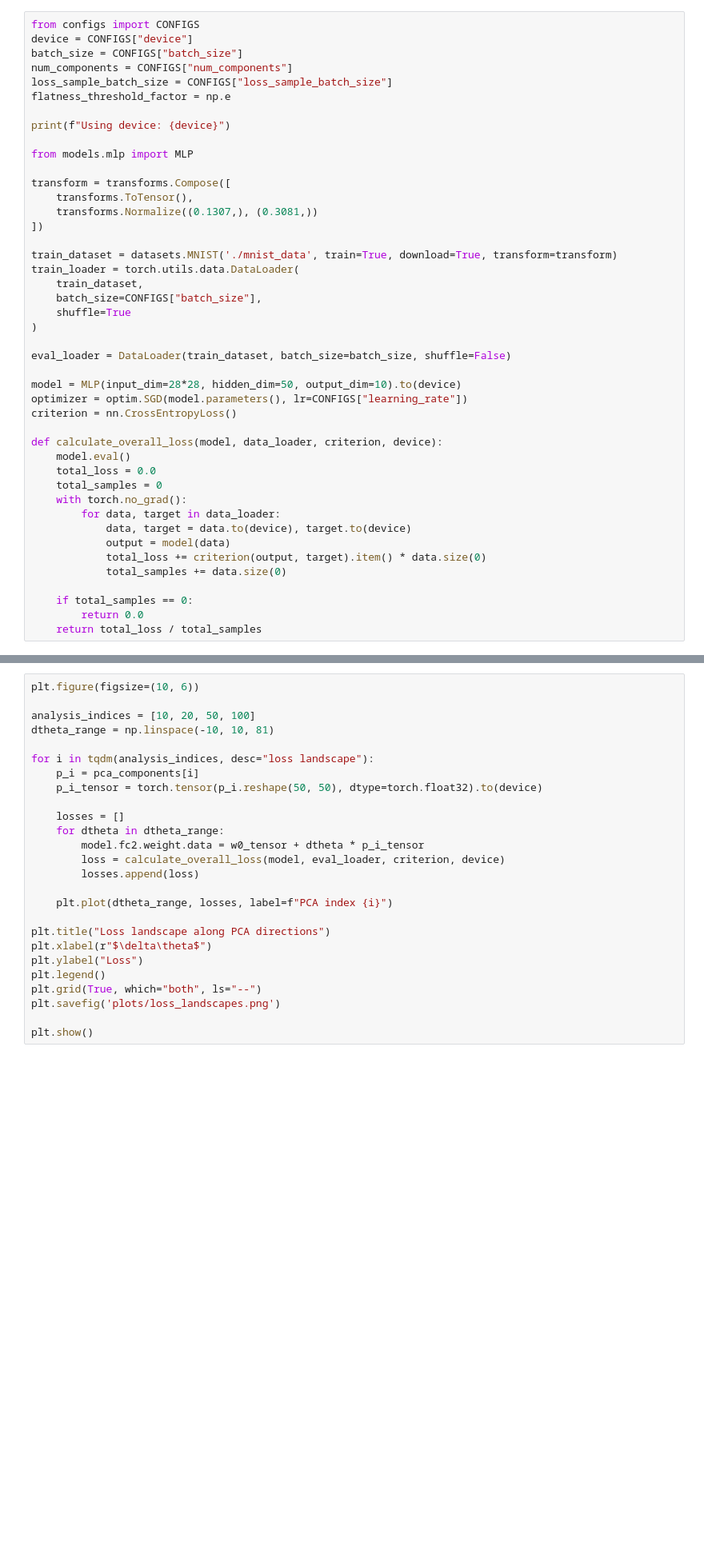
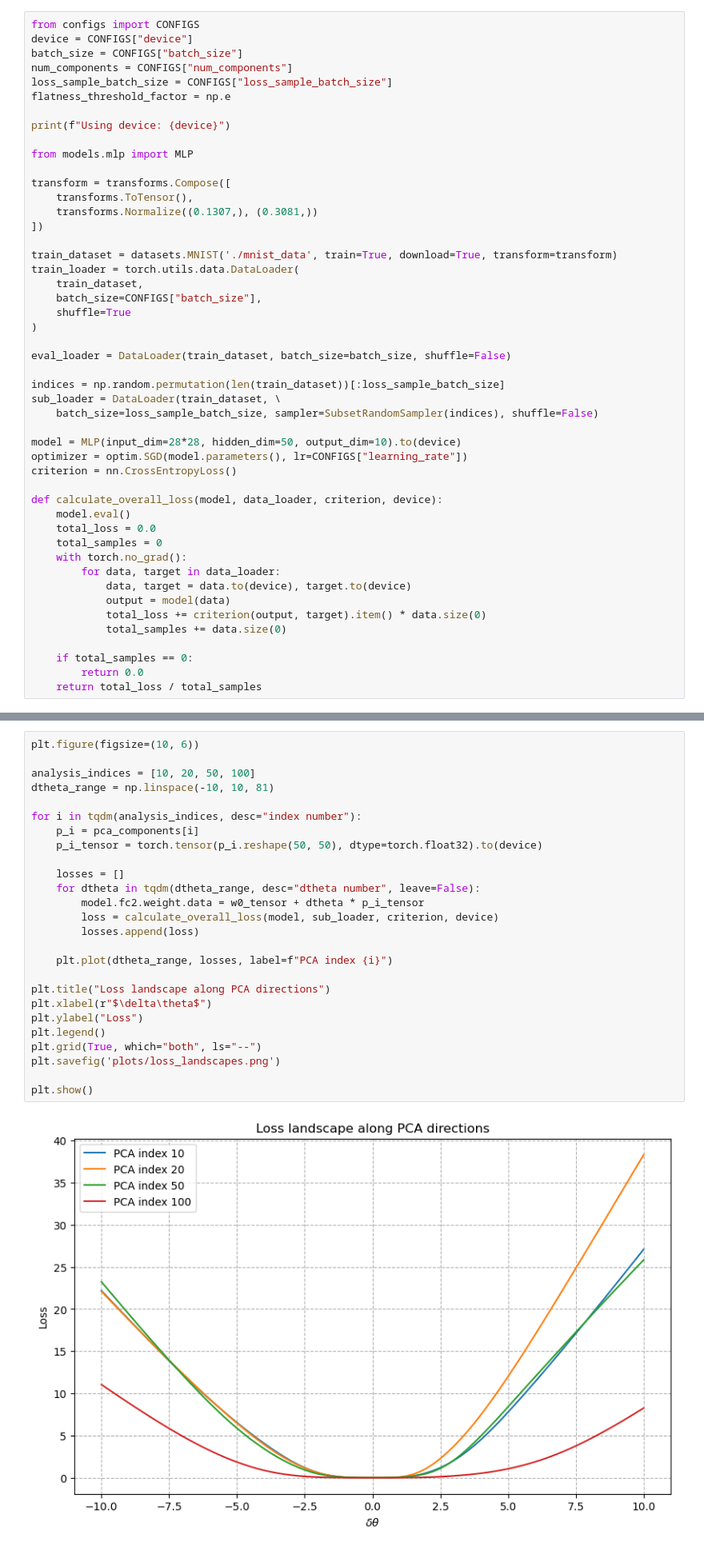
Before and after one commit to cogniti0n/inv-var-flat, a Jupyter notebook: flatness.ipynb, the cells around one changed output, grey strips where cells are left out. Shown at 80% size. Saved outputs shown, nothing was run; the diff lists cells and outputs as text; blank space fills up the shorter version.

Commit message:
try to fix flatness graph - maybe issue is eval_loader vs sub_loader but eval_loader takes way too long to calculate

```diff
--- a/flatness.ipynb
+++ b/flatness.ipynb
@@ -34,6 +37,10 @@ train_loader = torch.utils.data.DataLoader(
 
 eval_loader = DataLoader(train_dataset, batch_size=batch_size, shuffle=False)
 
+indices = np.random.permutation(len(train_dataset))[:loss_sample_batch_size]
+sub_loader = DataLoader(train_dataset, \
+    batch_size=loss_sample_batch_size, sampler=SubsetRandomSampler(indices), shuffle=False)
+
 model = MLP(input_dim=28*28, hidden_dim=50, output_dim=10).to(device)
 optimizer = optim.SGD(model.parameters(), lr=CONFIGS["learning_rate"])
 criterion = nn.CrossEntropyLoss()
@@ -79,26 +94,28 @@ if not os.path.exists('plots'):
 # %%
 plt.figure(figsize=(10, 6))
 
 analysis_indices = [10, 20, 50, 100]
 dtheta_range = np.linspace(-10, 10, 81)
 
-for i in tqdm(analysis_indices, desc="loss landscape"):
+for i in tqdm(analysis_indices, desc="index number"):
     p_i = pca_components[i]
     p_i_tensor = torch.tensor(p_i.reshape(50, 50), dtype=torch.float32).to(device)
 
     losses = []
-    for dtheta in dtheta_range:
+    for dtheta in tqdm(dtheta_range, desc="dtheta number", leave=False):
         model.fc2.weight.data = w0_tensor + dtheta * p_i_tensor
-        loss = calculate_overall_loss(model, eval_loader, criterion, device)
+        loss = calculate_overall_loss(model, sub_loader, criterion, device)
         losses.append(loss)
 
     plt.plot(dtheta_range, losses, label=f"PCA index {i}")
 
 plt.title("Loss landscape along PCA directions")
 plt.xlabel(r"$\delta\theta$")
 plt.ylabel("Loss")
 plt.legend()
 plt.grid(True, which="both", ls="--")
 plt.savefig('plots/loss_landscapes.png')
 
 plt.show()
+# %% [output]
+[figure, added]
```
Also changed, not shown: parts of 4 cells of this notebook, 2 other files.
